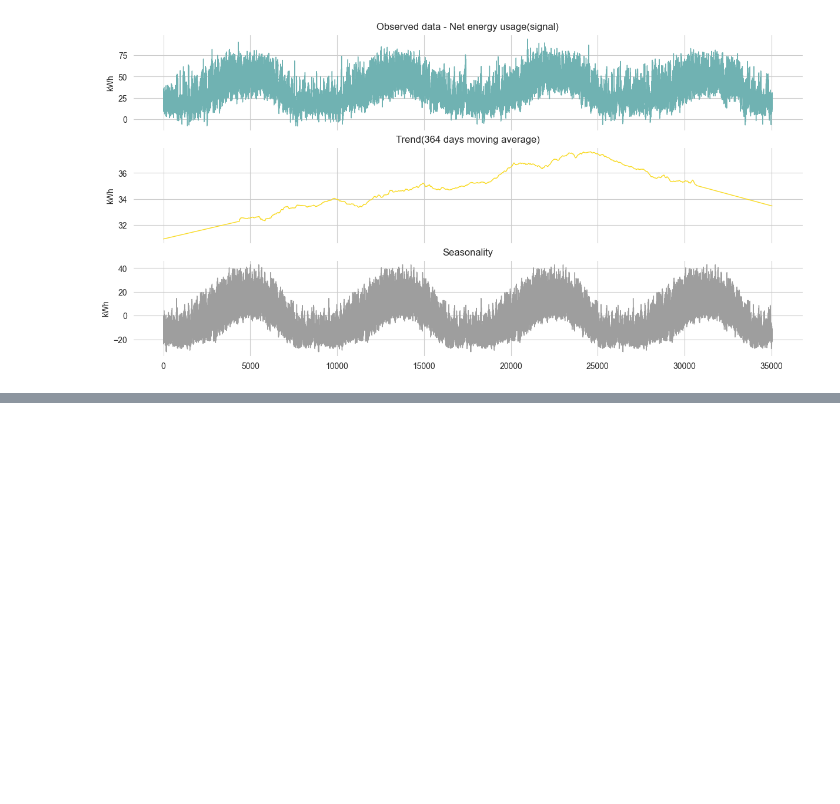
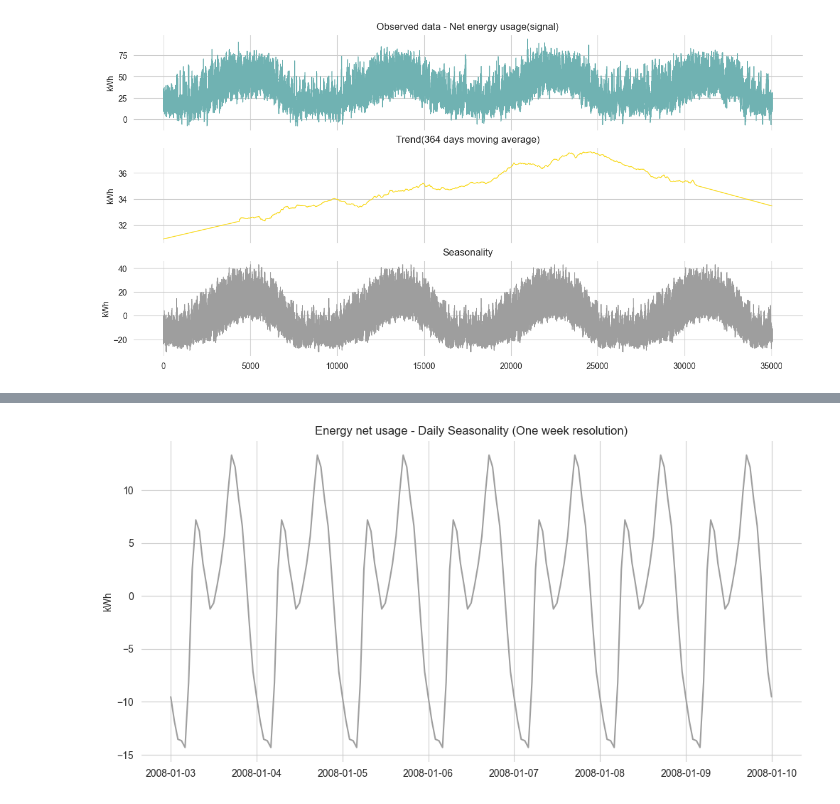
Before and after one commit to erickCantu/TheGreenCitySolutionsGroup, a Jupyter notebook: notebooks/EDA_Weekly_Decomposition.ipynb, the cells around one changed output, grey strips where cells are left out. Cells and saved outputs as stored; diff of their text form; code cells hidden in the pictures; blank space fills up the shorter version.

```diff
--- a/notebooks/EDA_Weekly_Decomposition.ipynb
+++ b/notebooks/EDA_Weekly_Decomposition.ipynb
@@ -328,0 +185,7 @@ df['season_Y'] = season
+# %%
+fig, ax = plt.subplots()
+ax = sns.lineplot(x = df['datetime'], y = df['hourly_rolling'][24:25+7*24], color = COLOR_AUTUMN)
+ax.set(title='Energy net usage - Daily Seasonality (One week resolution)', xlabel='', ylabel='kWh')
+fig.savefig('../images/daily_seasonality_net_energy_usage_trigonometric.png', dpi=450, bbox_inches='tight');
+# %% [output]
+[figure, added]
```
Also changed, not shown: parts of 40 cells of this notebook, 15 other files.
